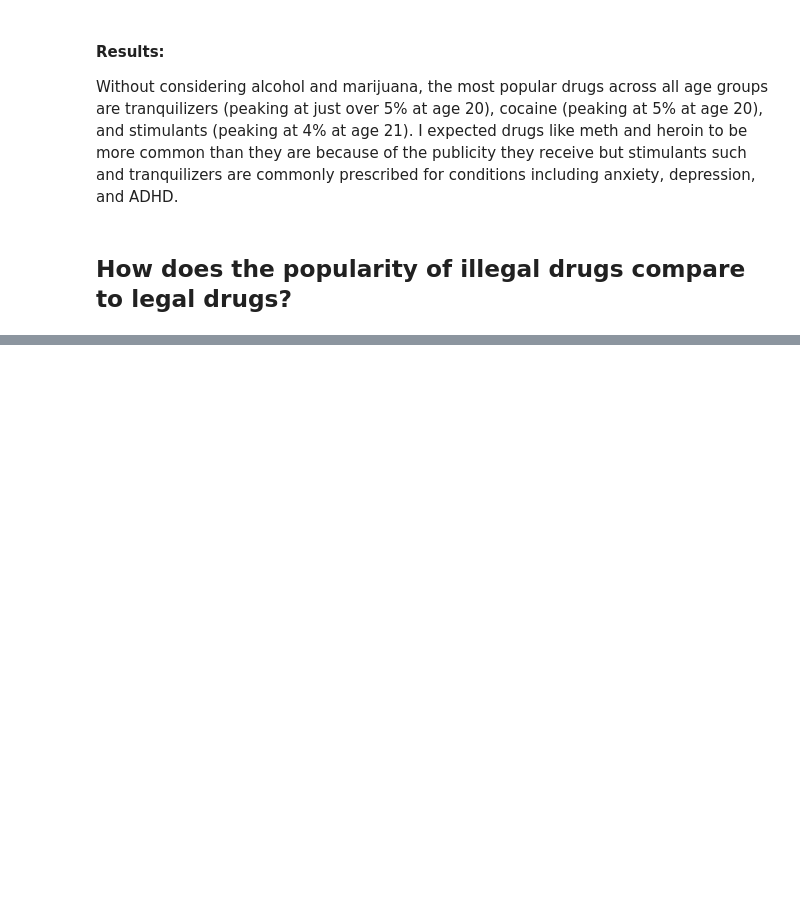
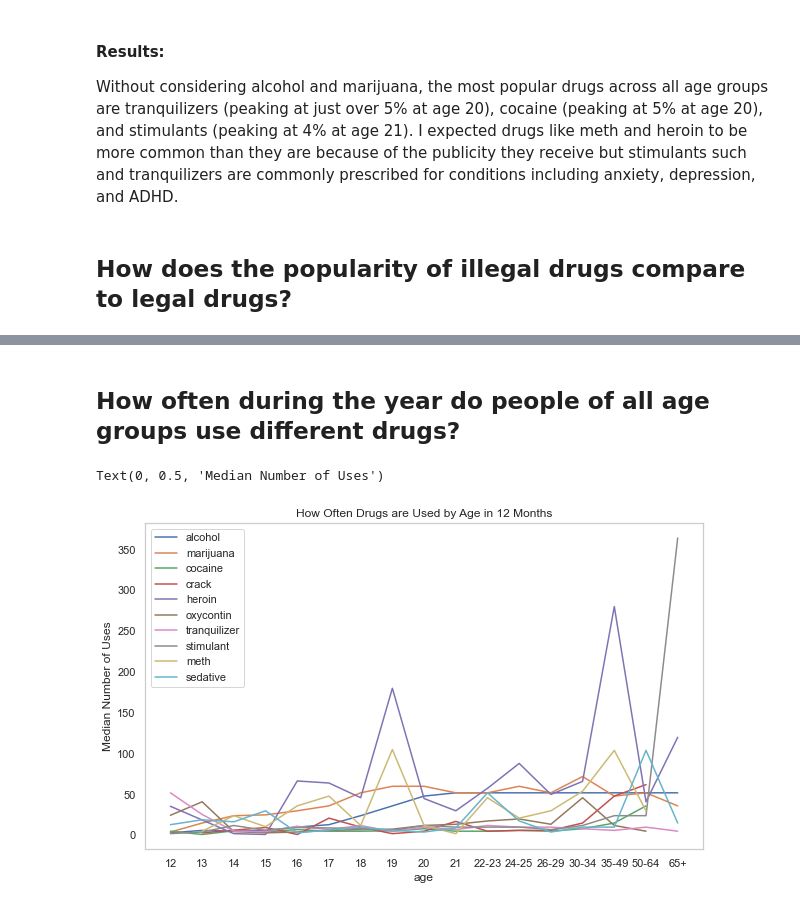
Before and after one commit to amartins22/data-science-2021F, a Jupyter notebook: unit-3/project-3b/project-3b-nb.ipynb, the cells around one changed output, grey strips where cells are left out. Saved outputs shown, nothing was run; the diff lists cells and outputs as text; code cells hidden in the pictures; blank space fills up the shorter version.

```diff
--- a/unit-3/project-3b/project-3b-nb.ipynb
+++ b/unit-3/project-3b/project-3b-nb.ipynb
@@ -197,0 +184,19 @@ sns.despine(left=True, bottom=True)
+# %% [markdown]
+## How often during the year do people of all age groups use different drugs?
+# %%
+#make frequency columns values numeric and create a line plot to show median numbers of uses of each drug across all age groups
+
+plt.figure(figsize=(10, 6))
+plt.title("How Often Drugs are Used by Age in 12 Months")
+
+drugs = ['alcohol','marijuana','cocaine','crack','heroin','oxycontin','tranquilizer','stimulant','meth','sedative']
+
+for drug in drugs:
+    drug_use_data[drug+"-frequency"] = pd.to_numeric(drug_use_data[drug+"-frequency"], errors="coerce")
+    sns.lineplot(x='age',y=drug+'-frequency', data=drug_use_data, label = drug)
+
+plt.grid(False)
+plt.ylabel("Median Number of Uses")
+# %% [output]
+Text(0, 0.5, 'Median Number of Uses')
+[figure, added]
```
Also changed, not shown: parts of 10 cells of this notebook.
